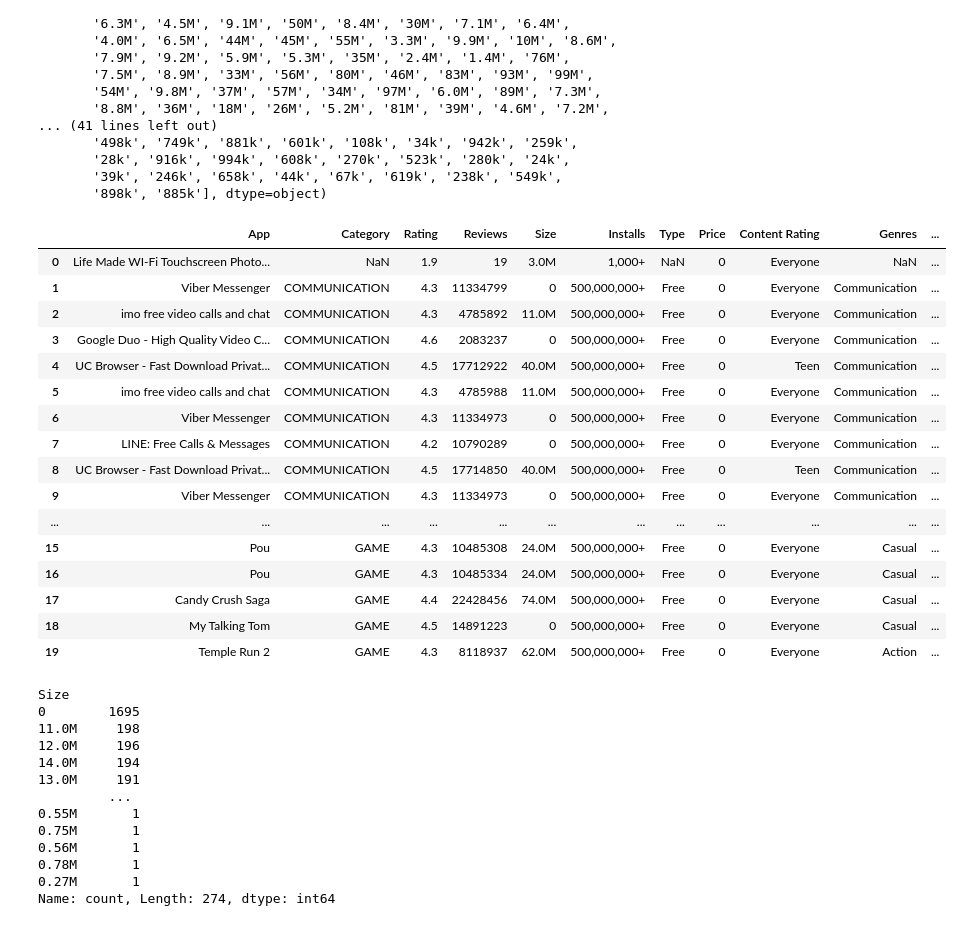
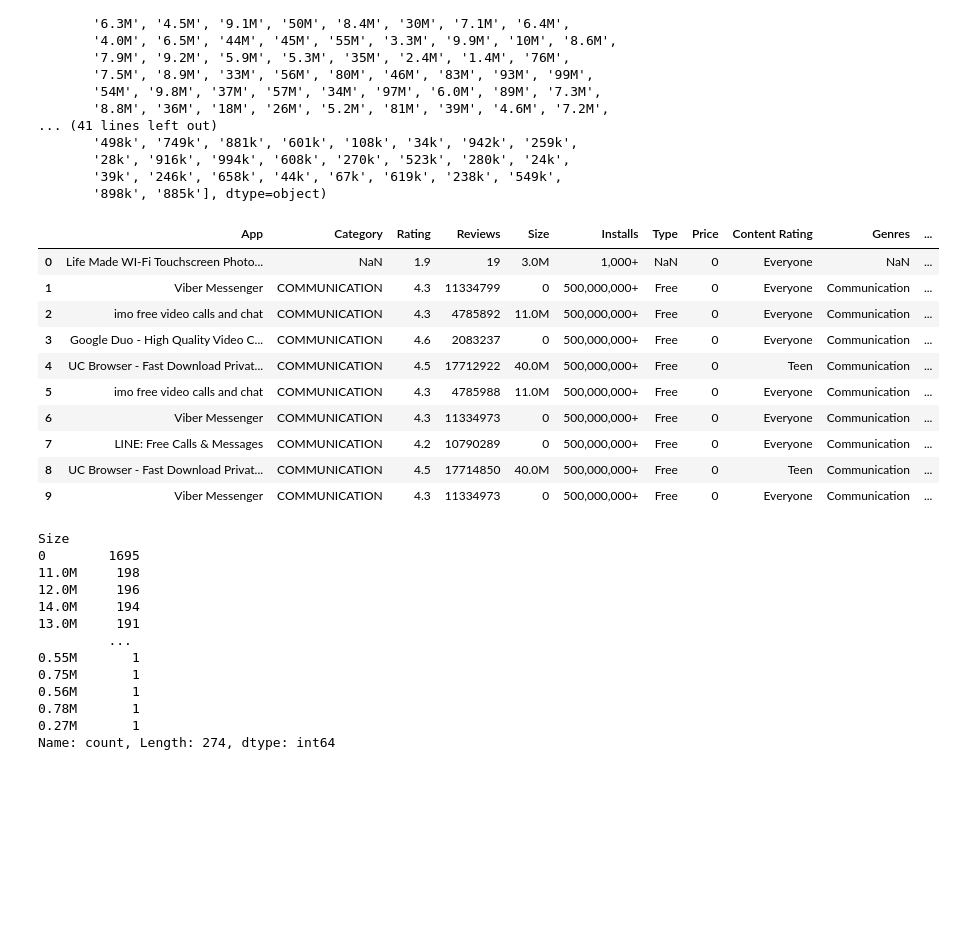
Before and after one commit to ubaidsultan/six-months-python-course, a Jupyter notebook: pandas_tips_and_tricks/04_kaggle_eda copy.ipynb, the cells around one changed output. Drawn from its saved outputs; the diff is of its cells as text; code cells hidden in the pictures; blank space fills up the shorter version.

```diff
--- a/pandas_tips_and_tricks/04_kaggle_eda copy.ipynb
+++ b/pandas_tips_and_tricks/04_kaggle_eda copy.ipynb
@@ -214,25 +214,19 @@ mask_mb = df['Size'].str.contains('M', na=False)
 df.loc[mask_mb, 'Size'] = df.loc[mask_mb, 'Size'].str.replace('M', '').astype(float).round(2).astype(str) + 'M'
 # %%
 df['Size'].replace('Varies with device', 0, inplace=True)
-df.head(20)
+df.head(10)
 # %% [output]
 |  | App | Category | Rating | Reviews | Size | Installs | Type | Price | Content Rating | Genres | ... |
 | 0 | Life Made WI-Fi Touchscreen Photo... | NaN | 1.9 | 19 | 3.0M | 1,000+ | NaN | 0 | Everyone | NaN | ... |
 | 1 | Viber Messenger | COMMUNICATION | 4.3 | 11334799 | 0 | 500,000,000+ | Free | 0 | Everyone | Communication | ... |
 | 2 | imo free video calls and chat | COMMUNICATION | 4.3 | 4785892 | 11.0M | 500,000,000+ | Free | 0 | Everyone | Communication | ... |
 | 3 | Google Duo - High Quality Video C... | COMMUNICATION | 4.6 | 2083237 | 0 | 500,000,000+ | Free | 0 | Everyone | Communication | ... |
 | 4 | UC Browser - Fast Download Privat... | COMMUNICATION | 4.5 | 17712922 | 40.0M | 500,000,000+ | Free | 0 | Teen | Communication | ... |
 | 5 | imo free video calls and chat | COMMUNICATION | 4.3 | 4785988 | 11.0M | 500,000,000+ | Free | 0 | Everyone | Communication | ... |
 | 6 | Viber Messenger | COMMUNICATION | 4.3 | 11334973 | 0 | 500,000,000+ | Free | 0 | Everyone | Communication | ... |
 | 7 | LINE: Free Calls & Messages | COMMUNICATION | 4.2 | 10790289 | 0 | 500,000,000+ | Free | 0 | Everyone | Communication | ... |
 | 8 | UC Browser - Fast Download Privat... | COMMUNICATION | 4.5 | 17714850 | 40.0M | 500,000,000+ | Free | 0 | Teen | Communication | ... |
 | 9 | Viber Messenger | COMMUNICATION | 4.3 | 11334973 | 0 | 500,000,000+ | Free | 0 | Everyone | Communication | ... |
-| ... | ... | ... | ... | ... | ... | ... | ... | ... | ... | ... | ... |
-| 15 | Pou | GAME | 4.3 | 10485308 | 24.0M | 500,000,000+ | Free | 0 | Everyone | Casual | ... |
-| 16 | Pou | GAME | 4.3 | 10485334 | 24.0M | 500,000,000+ | Free | 0 | Everyone | Casual | ... |
-| 17 | Candy Crush Saga | GAME | 4.4 | 22428456 | 74.0M | 500,000,000+ | Free | 0 | Everyone | Casual | ... |
-| 18 | My Talking Tom | GAME | 4.5 | 14891223 | 0 | 500,000,000+ | Free | 0 | Everyone | Casual | ... |
-| 19 | Temple Run 2 | GAME | 4.3 | 8118937 | 62.0M | 500,000,000+ | Free | 0 | Everyone | Action | ... |
 # %%
 df['Size'].value_counts()
 # %% [output]
```
